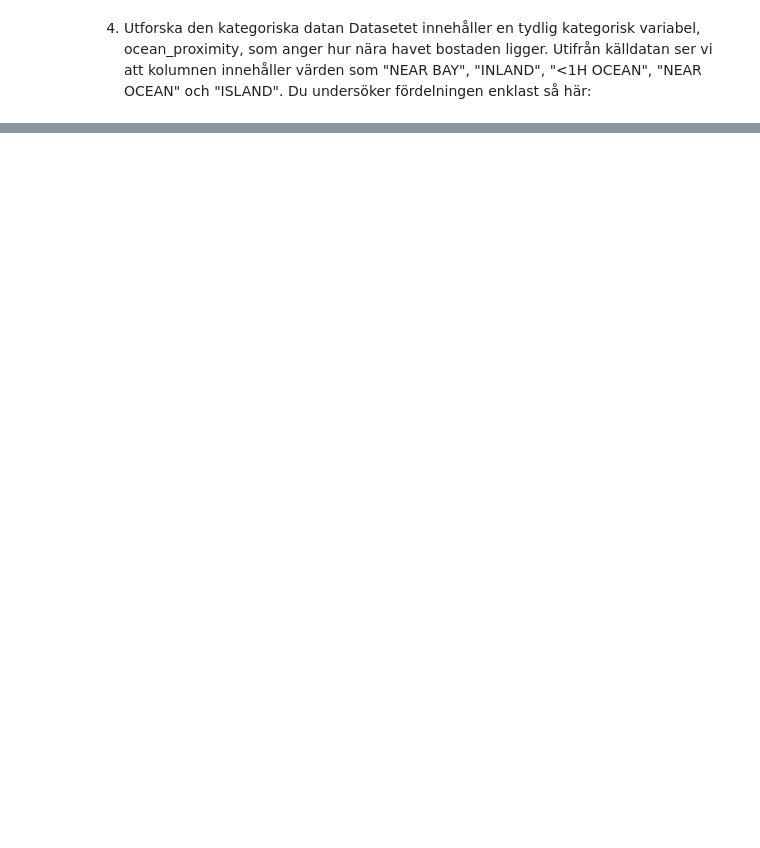
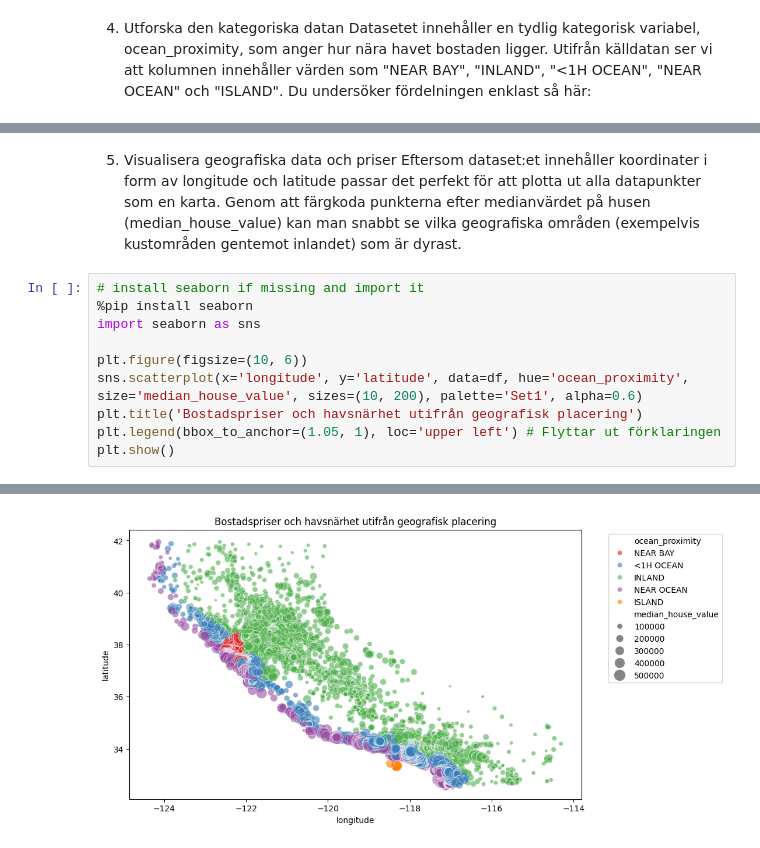
Before and after one commit to tompat1/EDA_pyhon_housing, a Jupyter notebook: EDA_housing.ipynb, the cells around one changed output, grey strips where cells are left out. Saved outputs shown, nothing was run; the diff lists cells and outputs as text; blank space fills up the shorter version.

```diff
--- a/EDA_housing.ipynb
+++ b/EDA_housing.ipynb
@@ -29,0 +87,15 @@ Genom att färgkoda punkterna efter medianvärdet på husen (median_house_value)
+# %% [markdown]
+5. Visualisera geografiska data och priser
+ Eftersom dataset:et innehåller koordinater i form av longitude och latitude passar det perfekt för att plotta ut alla datapunkter som en karta.
+ Genom att färgkoda punkterna efter medianvärdet på husen (median_house_value) kan man snabbt se vilka geografiska områden (exempelvis kustområden gentemot inlandet) som är dyrast.
+# %%
+# install seaborn if missing and import it
+%pip install seaborn
+import seaborn as sns
+
+plt.figure(figsize=(10, 6))
+sns.scatterplot(x='longitude', y='latitude', data=df, hue='ocean_proximity', size='median_house_value', sizes=(10, 200), palette='Set1', alpha=0.6)
+plt.title('Bostadspriser och havsnärhet utifrån geografisk placering')
+plt.legend(bbox_to_anchor=(1.05, 1), loc='upper left') # Flyttar ut förklaringen
+plt.show()
+# %% [output]
@@ -29,0 +116 @@ Genom att färgkoda punkterna efter medianvärdet på husen (median_house_value)
+[figure, added]
```
Also changed, not shown: parts of 12 cells of this notebook.
